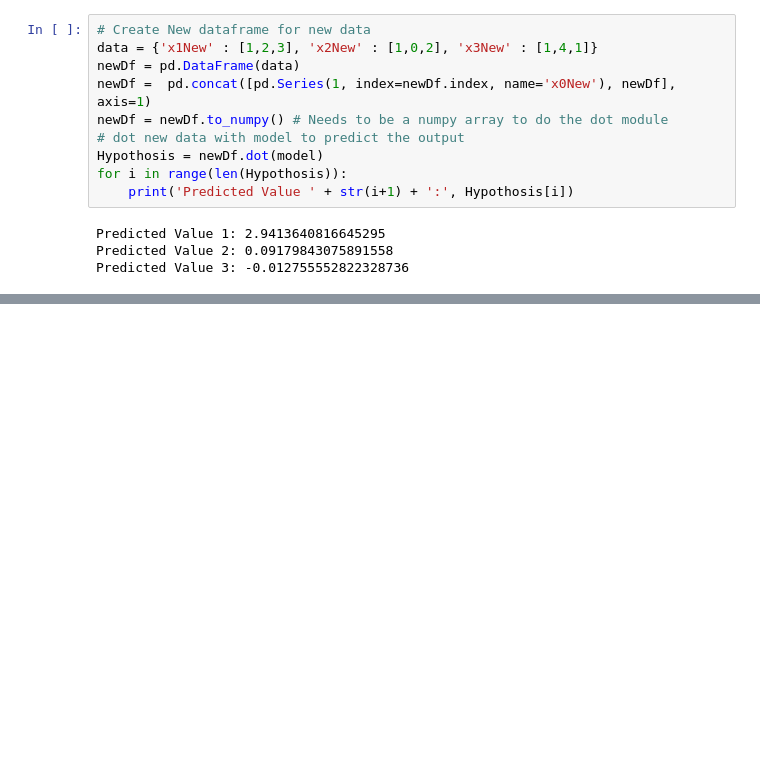
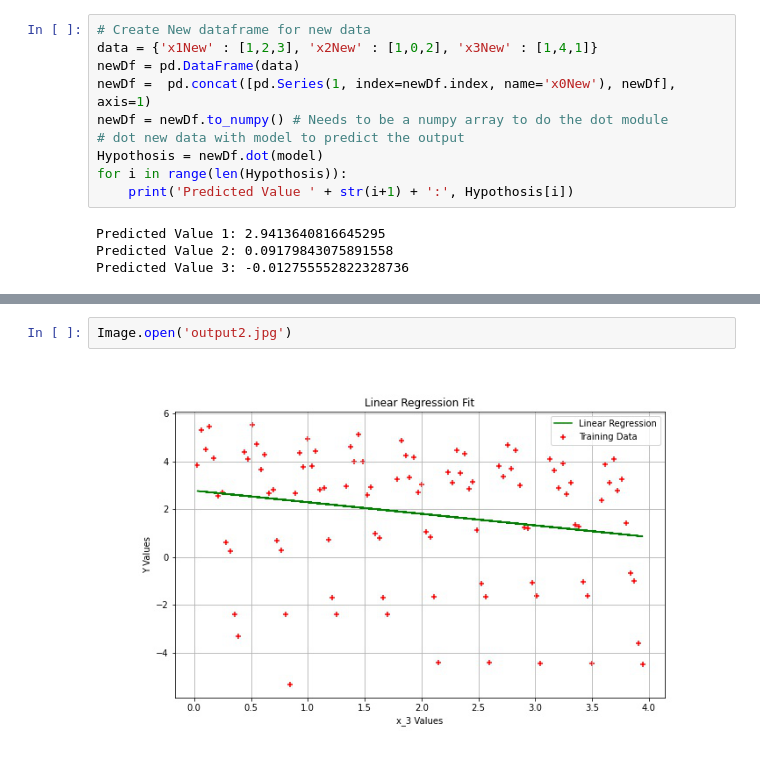
Before and after one commit to mrNoahItAllss/INTRO_TO_ML_REPO, a Jupyter notebook: HW0_linearRegresion/HW0_Rev1.ipynb, the cells around one changed output, grey strips where cells are left out. Drawn from its saved outputs; the diff is of its cells as text; blank space fills up the shorter version.

```diff
--- a/HW0_linearRegresion/HW0_Rev1.ipynb
+++ b/HW0_linearRegresion/HW0_Rev1.ipynb
@@ -178,0 +191,4 @@ Predicted Value 3: -0.012755552822328736
+# %%
+Image.open('output2.jpg')
+# %% [output]
+[figure, added]
```
Also changed, not shown: parts of 8 cells of this notebook, 1 other file.
